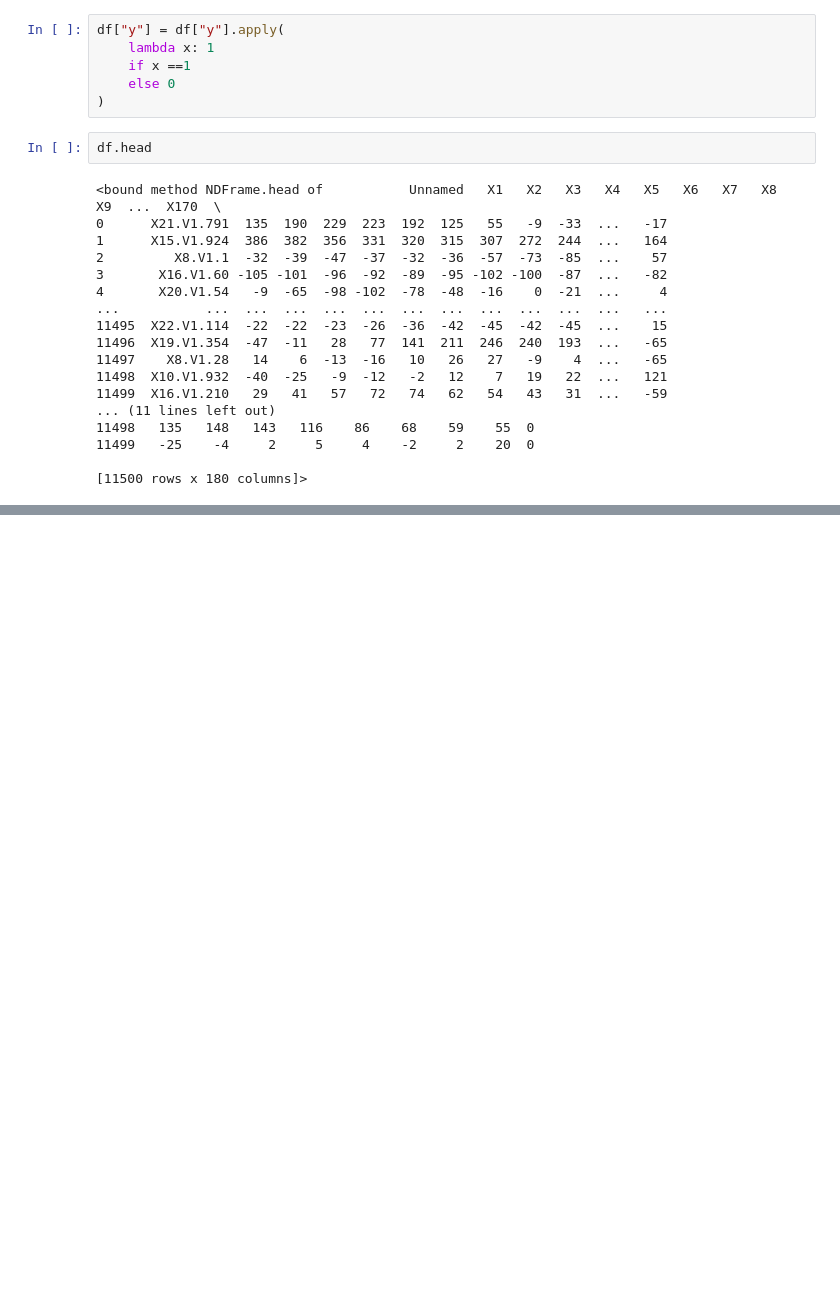
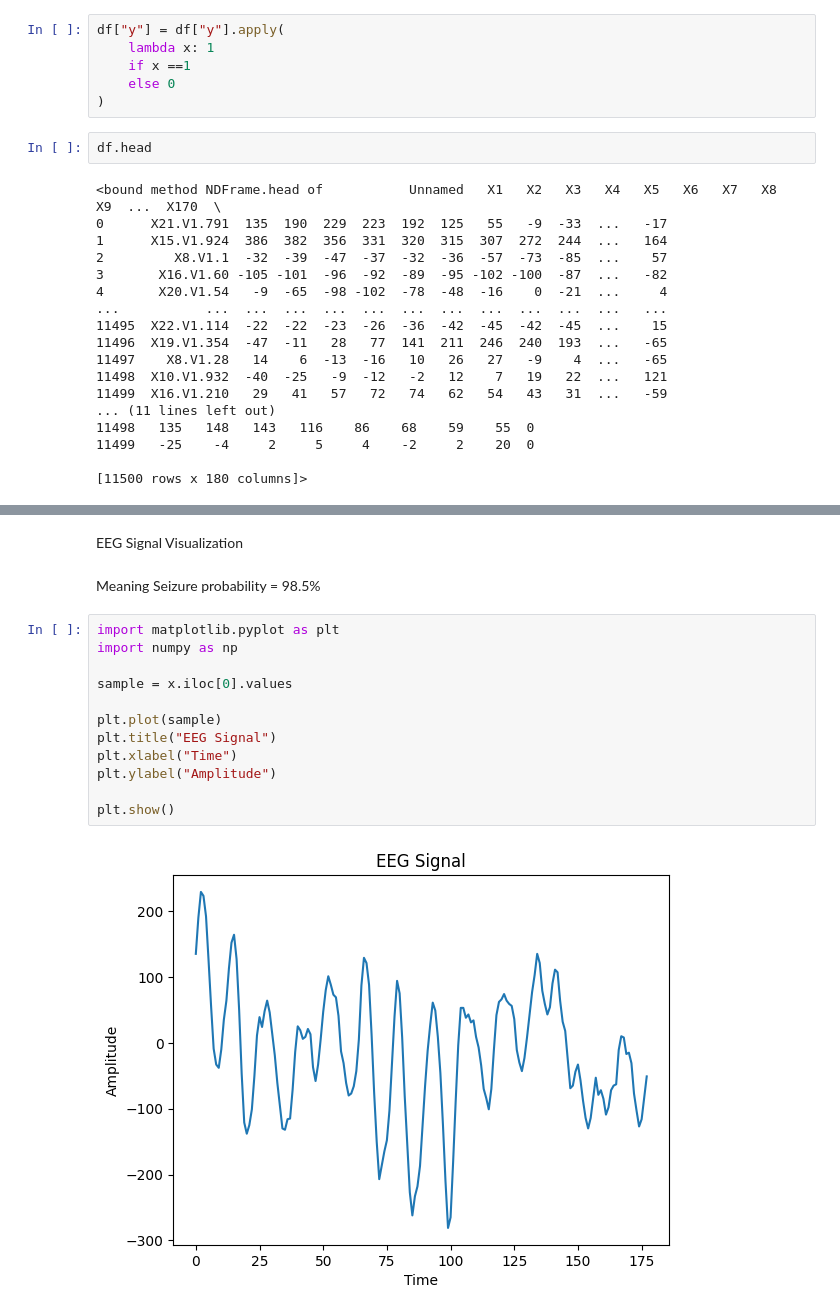
Before and after one commit to luqman-x/AI-ML-Projects, a Jupyter notebook: eeg-seizure-detection/notebook/seizureWatch.ipynb, the cells around one changed output, grey strips where cells are left out. Cells and saved outputs as stored; diff of their text form; blank space fills up the shorter version.

```diff
--- a/eeg-seizure-detection/notebook/seizureWatch.ipynb
+++ b/eeg-seizure-detection/notebook/seizureWatch.ipynb
@@ -68,0 +164,18 @@ KeyError: "['Unnamed: 0'] not found in axis"
+# %% [markdown]
+EEG Signal Visualization
+# %% [markdown]
+Meaning Seizure probability = 98.5%
+# %%
+import matplotlib.pyplot as plt
+import numpy as np
+
+sample = x.iloc[0].values
+
+plt.plot(sample)
+plt.title("EEG Signal")
+plt.xlabel("Time")
+plt.ylabel("Amplitude")
+
+plt.show()
+# %% [output]
+[figure, added]
```
Also changed, not shown: parts of 13 cells of this notebook, 2 other files.
